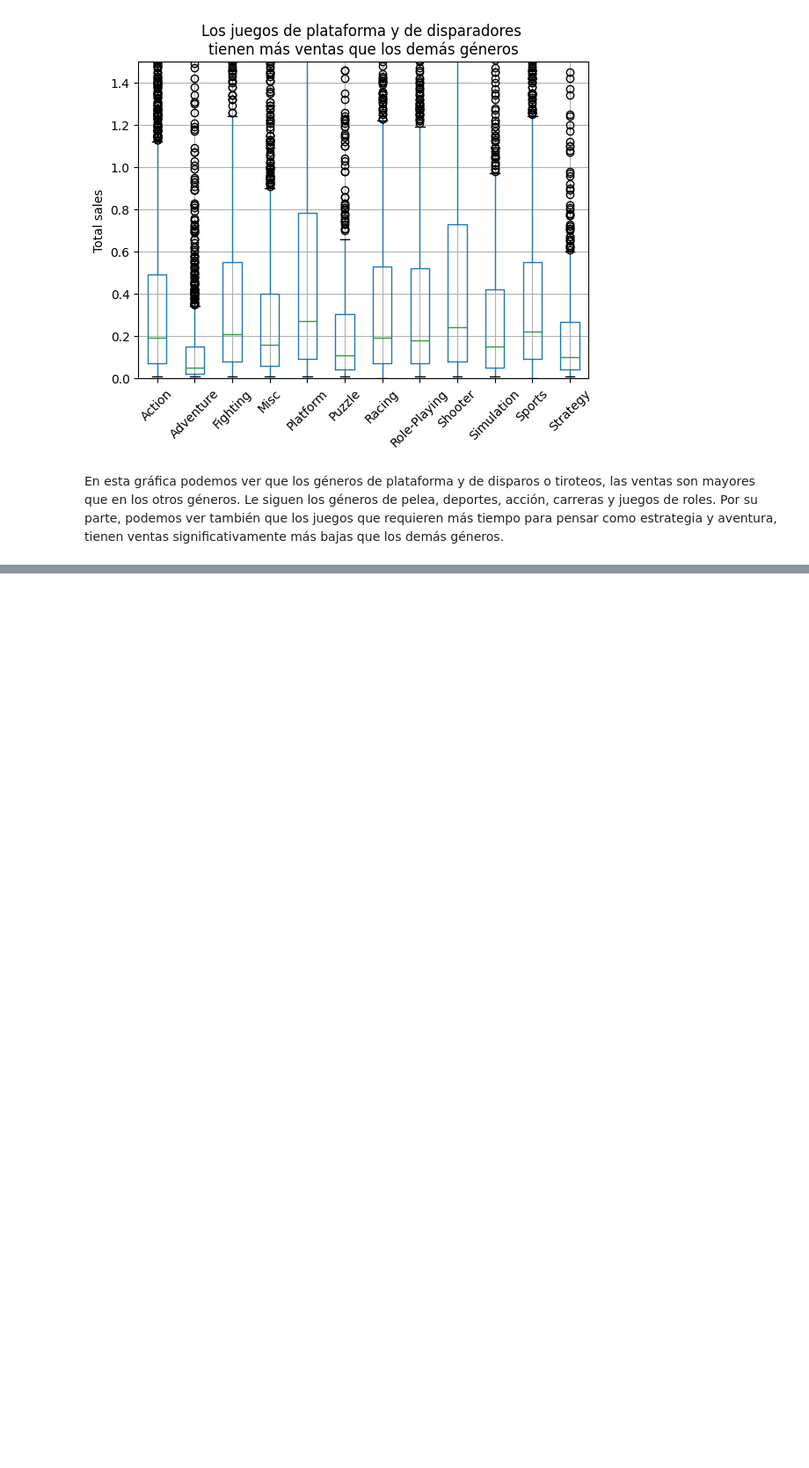
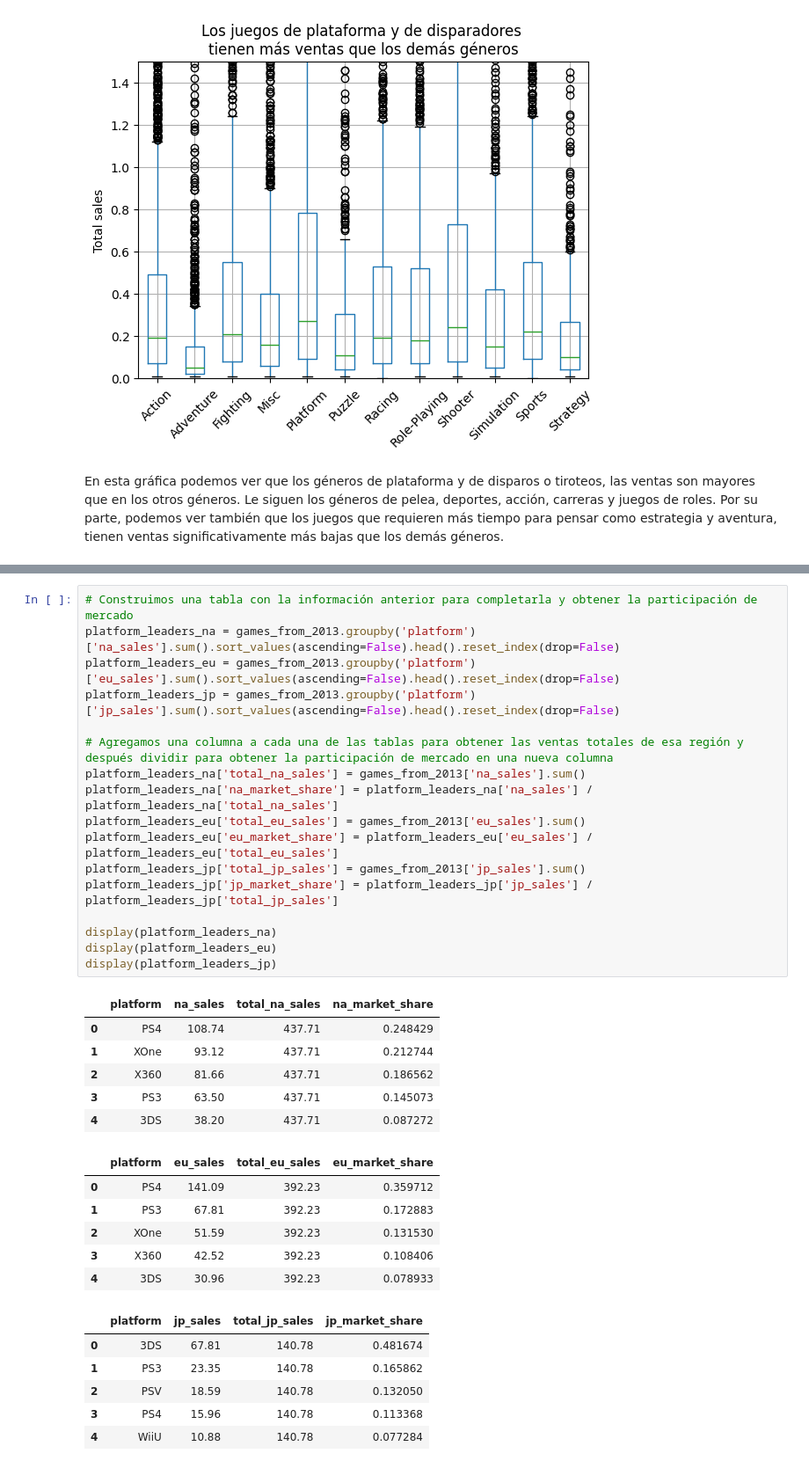
Before and after one commit to Victor-Mier/statistical_analysis, a Jupyter notebook: notebook.ipynb, the cells around one changed output, grey strips where cells are left out. Shown at 88% size. Drawn from its saved outputs; the diff is of its cells as text; blank space fills up the shorter version.

```diff
--- a/notebook.ipynb
+++ b/notebook.ipynb
@@ -831,0 +868,36 @@ En esta gráfica podemos ver que los géneros de plataforma y de disparos o tiro
+# %%
+# Construimos una tabla con la información anterior para completarla y obtener la participación de mercado
+platform_leaders_na = games_from_2013.groupby('platform')['na_sales'].sum().sort_values(ascending=False).head().reset_index(drop=False)
+platform_leaders_eu = games_from_2013.groupby('platform')['eu_sales'].sum().sort_values(ascending=False).head().reset_index(drop=False)
+platform_leaders_jp = games_from_2013.groupby('platform')['jp_sales'].sum().sort_values(ascending=False).head().reset_index(drop=False)
+
+# Agregamos una columna a cada una de las tablas para obtener las ventas totales de esa región y después dividir para obtener la participación de mercado en una nueva columna
+platform_leaders_na['total_na_sales'] = games_from_2013['na_sales'].sum()
+platform_leaders_na['na_market_share'] = platform_leaders_na['na_sales'] / platform_leaders_na['total_na_sales']
+platform_leaders_eu['total_eu_sales'] = games_from_2013['eu_sales'].sum()
+platform_leaders_eu['eu_market_share'] = platform_leaders_eu['eu_sales'] / platform_leaders_eu['total_eu_sales']
+platform_leaders_jp['total_jp_sales'] = games_from_2013['jp_sales'].sum()
+platform_leaders_jp['jp_market_share'] = platform_leaders_jp['jp_sales'] / platform_leaders_jp['total_jp_sales']
+
+display(platform_leaders_na)
+display(platform_leaders_eu)
+display(platform_leaders_jp)
+# %% [output]
+|  | platform | na_sales | total_na_sales | na_market_share |
+| 0 | PS4 | 108.74 | 437.71 | 0.248429 |
+| 1 | XOne | 93.12 | 437.71 | 0.212744 |
+| 2 | X360 | 81.66 | 437.71 | 0.186562 |
+| 3 | PS3 | 63.50 | 437.71 | 0.145073 |
+| 4 | 3DS | 38.20 | 437.71 | 0.087272 |
+|  | platform | eu_sales | total_eu_sales | eu_market_share |
+| 0 | PS4 | 141.09 | 392.23 | 0.359712 |
+| 1 | PS3 | 67.81 | 392.23 | 0.172883 |
+| 2 | XOne | 51.59 | 392.23 | 0.131530 |
+| 3 | X360 | 42.52 | 392.23 | 0.108406 |
+| 4 | 3DS | 30.96 | 392.23 | 0.078933 |
+|  | platform | jp_sales | total_jp_sales | jp_market_share |
+| 0 | 3DS | 67.81 | 140.78 | 0.481674 |
+| 1 | PS3 | 23.35 | 140.78 | 0.165862 |
+| 2 | PSV | 18.59 | 140.78 | 0.132050 |
+| 3 | PS4 | 15.96 | 140.78 | 0.113368 |
+| 4 | WiiU | 10.88 | 140.78 | 0.077284 |
```
Also changed, not shown: parts of 32 cells of this notebook.
